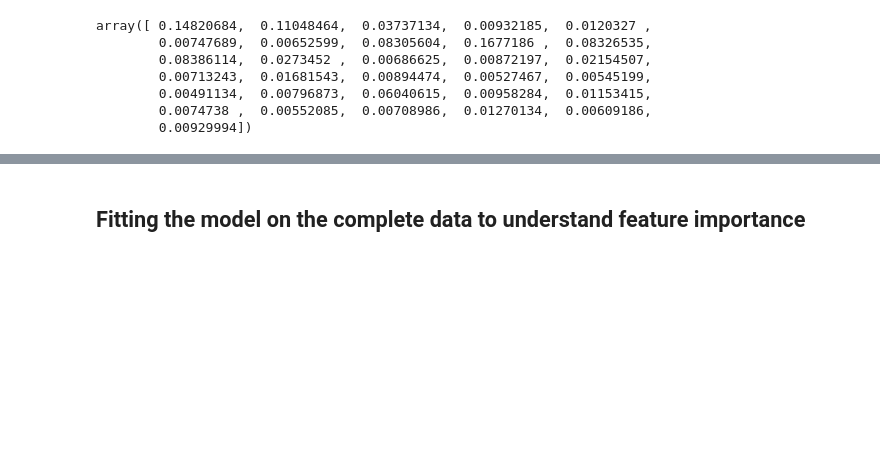
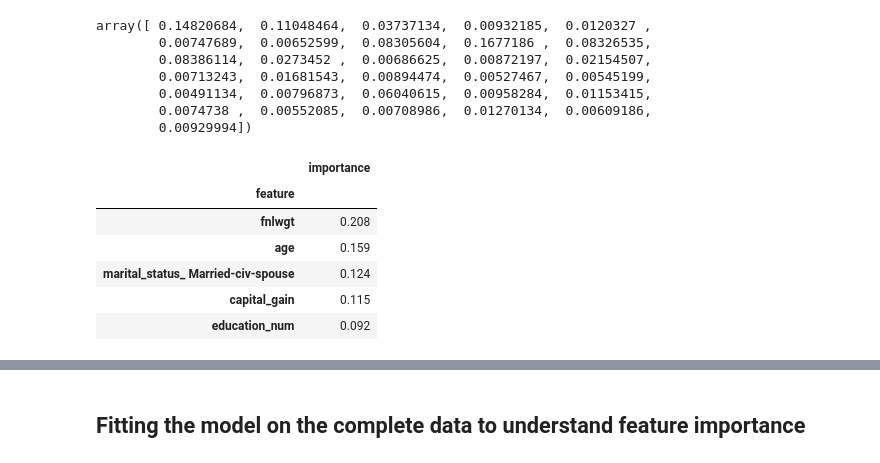
Before and after one commit to akshatshreemali/Machine_learning_tutorial, a Jupyter notebook: Random_Forest_tutorial.ipynb, the cells around one changed output, grey strips where cells are left out. Saved outputs shown, nothing was run; the diff lists cells and outputs as text; code cells hidden in the pictures; blank space fills up the shorter version.

```diff
--- a/Random_Forest_tutorial.ipynb
+++ b/Random_Forest_tutorial.ipynb
@@ -226,0 +241,10 @@ array([ 0.14820684,  0.11048464,  0.03737134,  0.00932185,  0.0120327 ,
+# %%
+importances.head()
+# %% [output]
+|  | importance |
+| feature |  |
+| fnlwgt | 0.208 |
+| age | 0.159 |
+| marital_status_ Married-civ-spouse | 0.124 |
+| capital_gain | 0.115 |
+| education_num | 0.092 |
```
Also changed, not shown: parts of 3 cells of this notebook.
